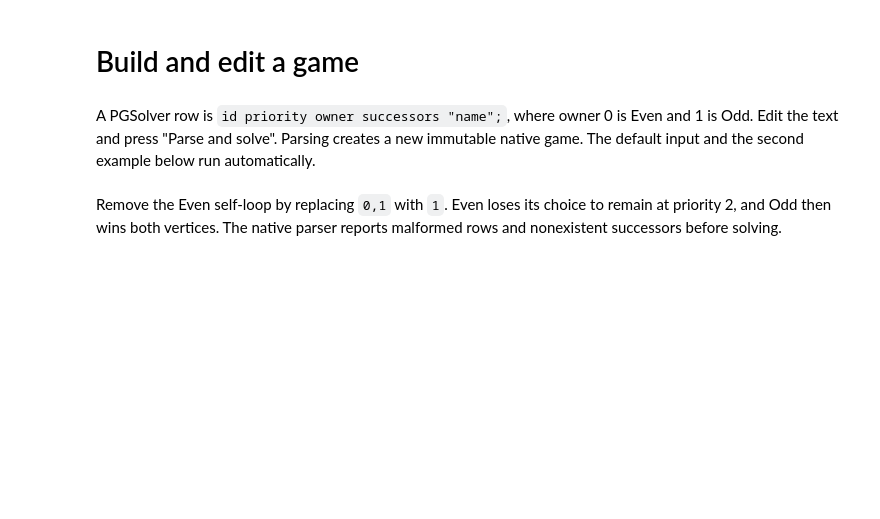
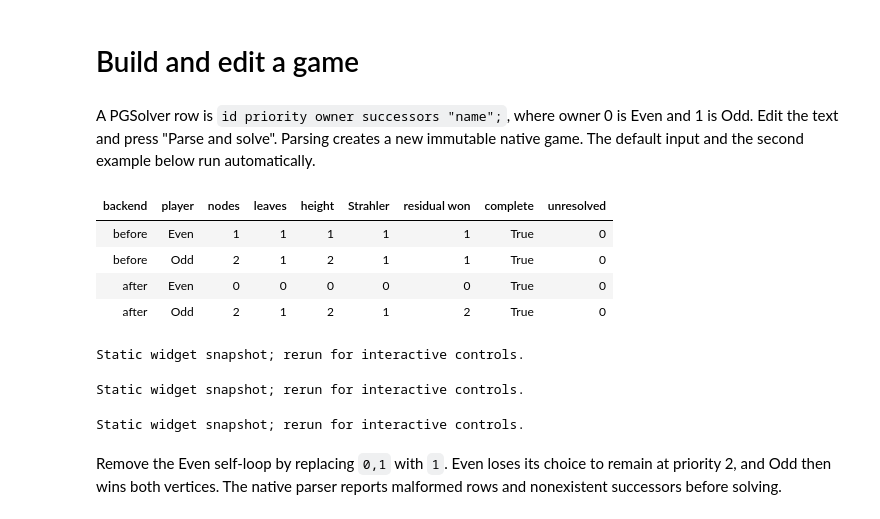
Before and after one commit to gaperez64/strahler-tree-experiments, a Jupyter notebook: jupyter-examples/02-build-a-game.ipynb, the cells around one changed output. Saved outputs shown, nothing was run; the diff lists cells and outputs as text; code cells hidden in the pictures; blank space fills up the shorter version.

```diff
--- a/jupyter-examples/02-build-a-game.ipynb
+++ b/jupyter-examples/02-build-a-game.ipynb
@@ -22,15 +24,24 @@ automatically.
 # %%
 from notebook_support import editor
 text = 'parity 1; 0 2 0 0,1 "choose"; 1 1 1 1 "odd loop";'
 initial = strahler.Game.from_text(text)
 changed = strahler.Game.from_text(text.replace('0,1 "choose"', '1 "forced"'))
 before = strahler.decompose(initial, "zielonka")
 after = strahler.decompose(changed, "zielonka")
 assert before.regions[0] == frozenset({0})
 assert after.regions[1] == frozenset({0, 1})
 metrics_table({"before": before, "after": after})
-display(GameView(changed), TreeView(after.trees[1]))
+display(GameView(changed), TreeView(after.trees[1], game=changed))
 display(editor(text))
+# %% [output]
+| backend | player | nodes | leaves | height | Strahler | residual won | complete | unresolved |
+| before | Even | 1 | 1 | 1 | 1 | 1 | True | 0 |
+| before | Odd | 2 | 1 | 2 | 1 | 1 | True | 0 |
+| after | Even | 0 | 0 | 0 | 0 | 0 | True | 0 |
+| after | Odd | 2 | 1 | 2 | 1 | 2 | True | 0 |
+Static widget snapshot; rerun for interactive controls.
+Static widget snapshot; rerun for interactive controls.
+Static widget snapshot; rerun for interactive controls.
 # %% [markdown]
 Remove the Even self-loop by replacing `0,1` with `1`. Even loses its choice
 to remain at priority 2, and Odd then wins both vertices. The native parser
```
Also changed, not shown: parts of 1 cell of this notebook, 11 other files.
